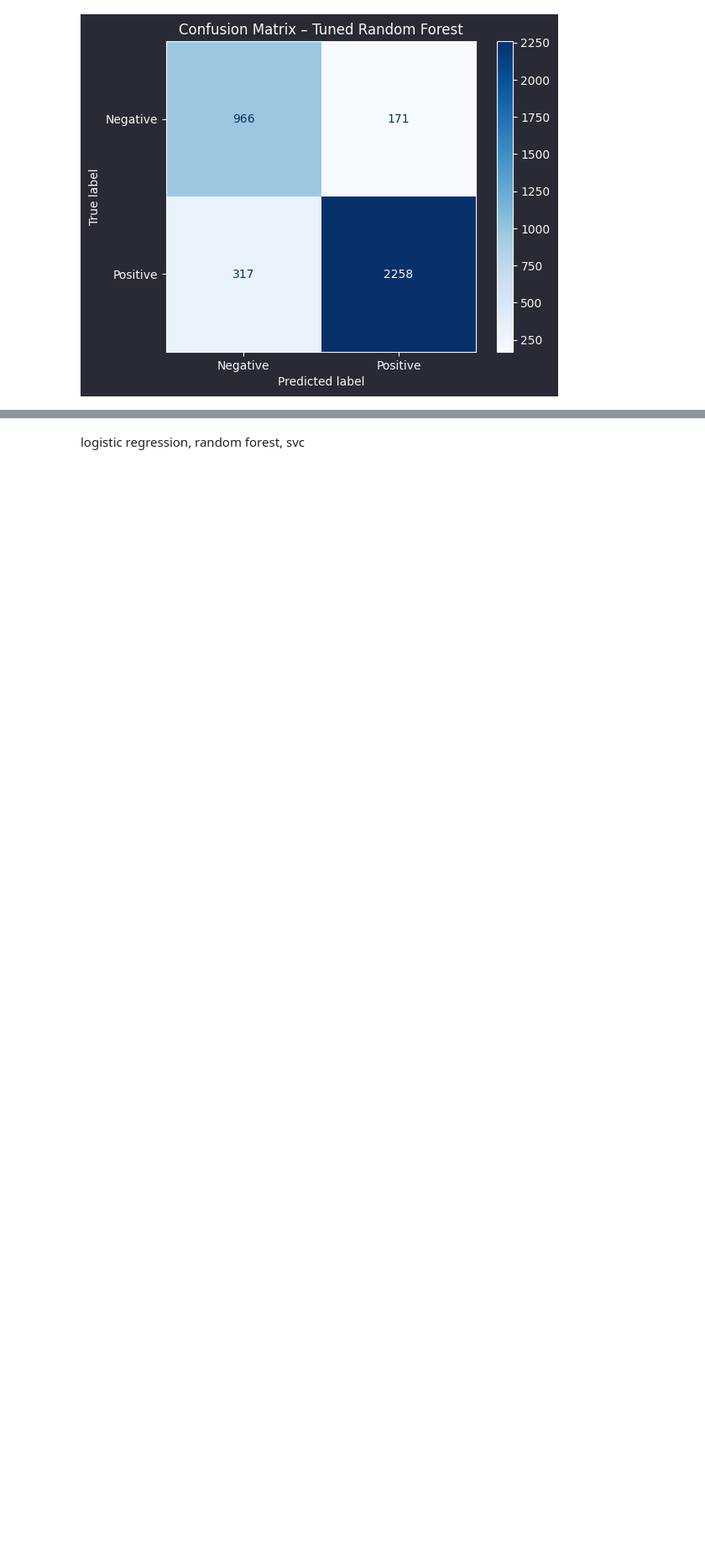
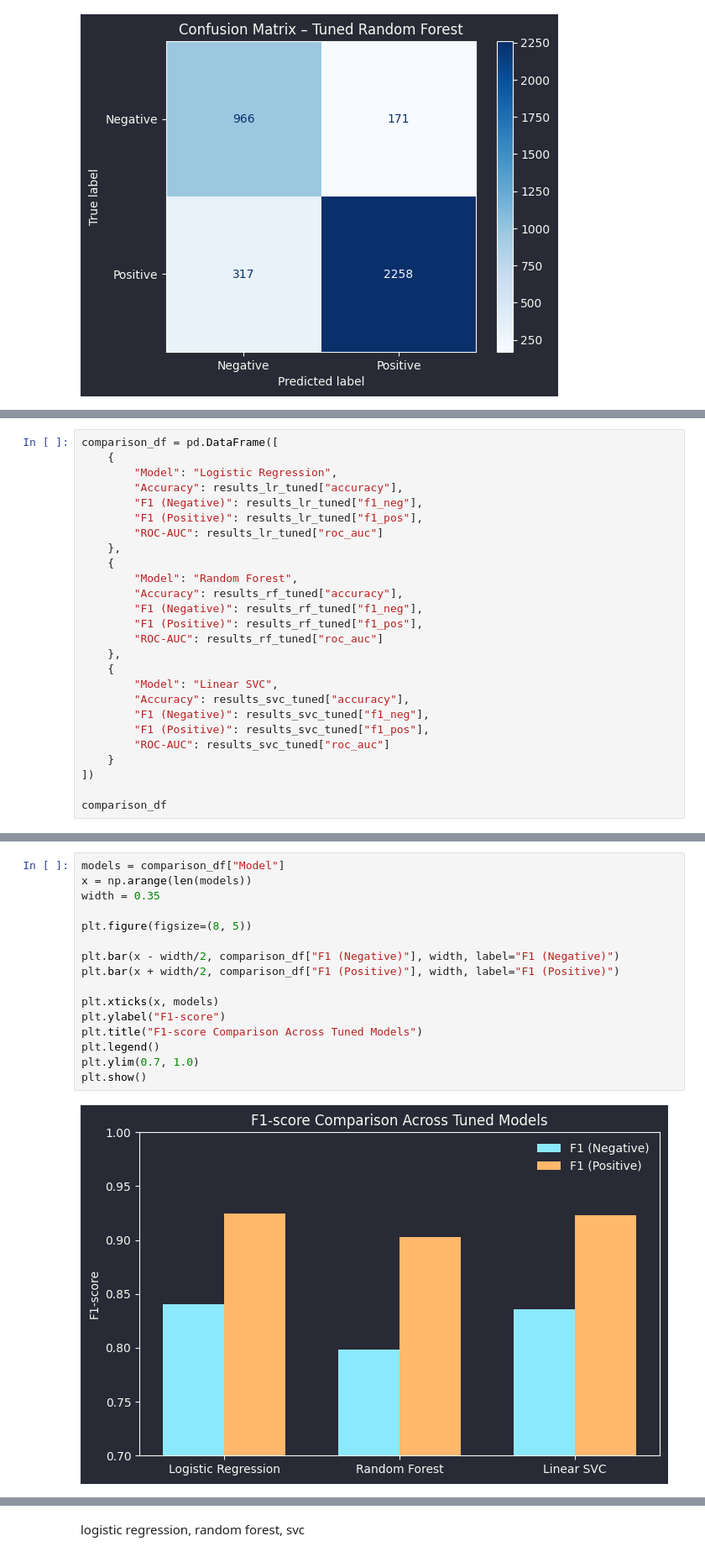
Before and after one commit to Weronikaa2001/Text-Mining-and-Social-Media-Mining-Sephora-Skincare-Reviews, a Jupyter notebook: Martyniuk_Madro_Sephora_Project.ipynb, the cells around one changed output, grey strips where cells are left out. Shown at 84% size. Drawn from its saved outputs; the diff is of its cells as text; blank space fills up the shorter version.

```diff
--- a/Martyniuk_Madro_Sephora_Project.ipynb
+++ b/Martyniuk_Madro_Sephora_Project.ipynb
@@ -1749,0 +1898,26 @@ plt.show()
+# %%
+comparison_df = pd.DataFrame([
+    {
+        "Model": "Logistic Regression",
+        "Accuracy": results_lr_tuned["accuracy"],
+        "F1 (Negative)": results_lr_tuned["f1_neg"],
+        "F1 (Positive)": results_lr_tuned["f1_pos"],
+        "ROC-AUC": results_lr_tuned["roc_auc"]
+    },
+    {
+        "Model": "Random Forest",
+        "Accuracy": results_rf_tuned["accuracy"],
+        "F1 (Negative)": results_rf_tuned["f1_neg"],
+        "F1 (Positive)": results_rf_tuned["f1_pos"],
+        "ROC-AUC": results_rf_tuned["roc_auc"]
+    },
+    {
+        "Model": "Linear SVC",
+        "Accuracy": results_svc_tuned["accuracy"],
+        "F1 (Negative)": results_svc_tuned["f1_neg"],
+        "F1 (Positive)": results_svc_tuned["f1_pos"],
+        "ROC-AUC": results_svc_tuned["roc_auc"]
+    }
+])
+
+comparison_df
@@ -1749,0 +1937,18 @@ plt.show()
+# %%
+models = comparison_df["Model"]
+x = np.arange(len(models))
+width = 0.35
+
+plt.figure(figsize=(8, 5))
+
+plt.bar(x - width/2, comparison_df["F1 (Negative)"], width, label="F1 (Negative)")
+plt.bar(x + width/2, comparison_df["F1 (Positive)"], width, label="F1 (Positive)")
+
+plt.xticks(x, models)
+plt.ylabel("F1-score")
+plt.title("F1-score Comparison Across Tuned Models")
+plt.legend()
+plt.ylim(0.7, 1.0)
+plt.show()
+# %% [output]
+[figure, added]
```
Also changed, not shown: parts of 22 cells of this notebook.
